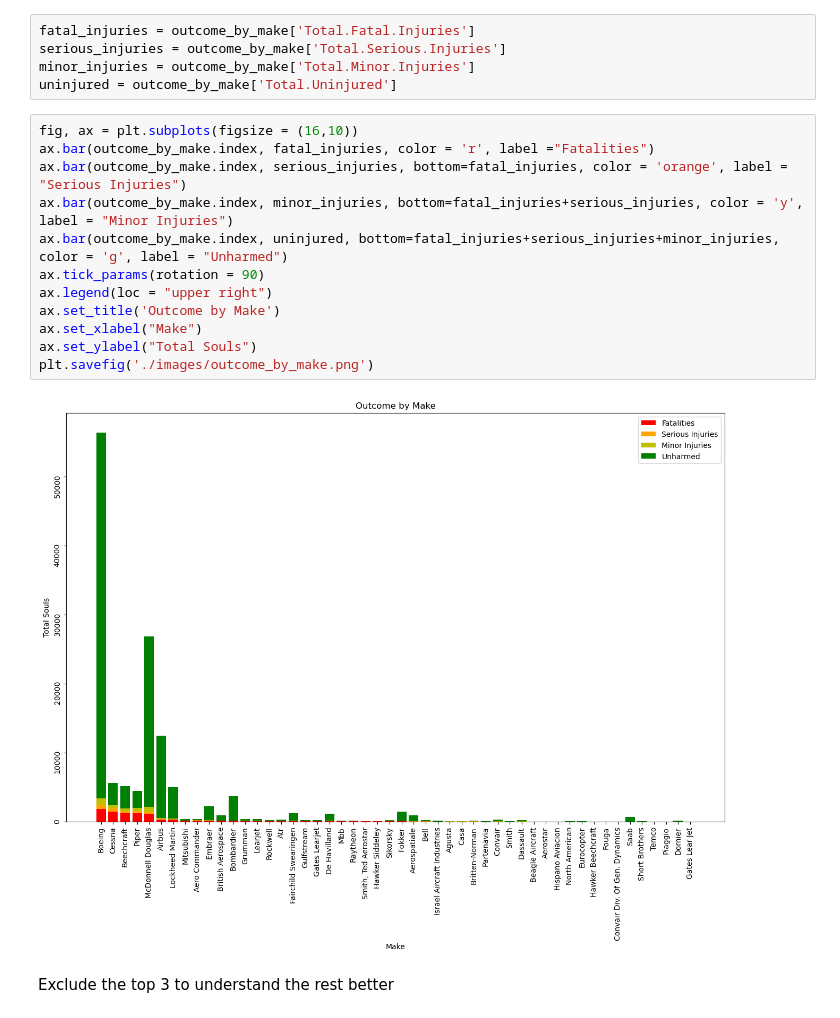
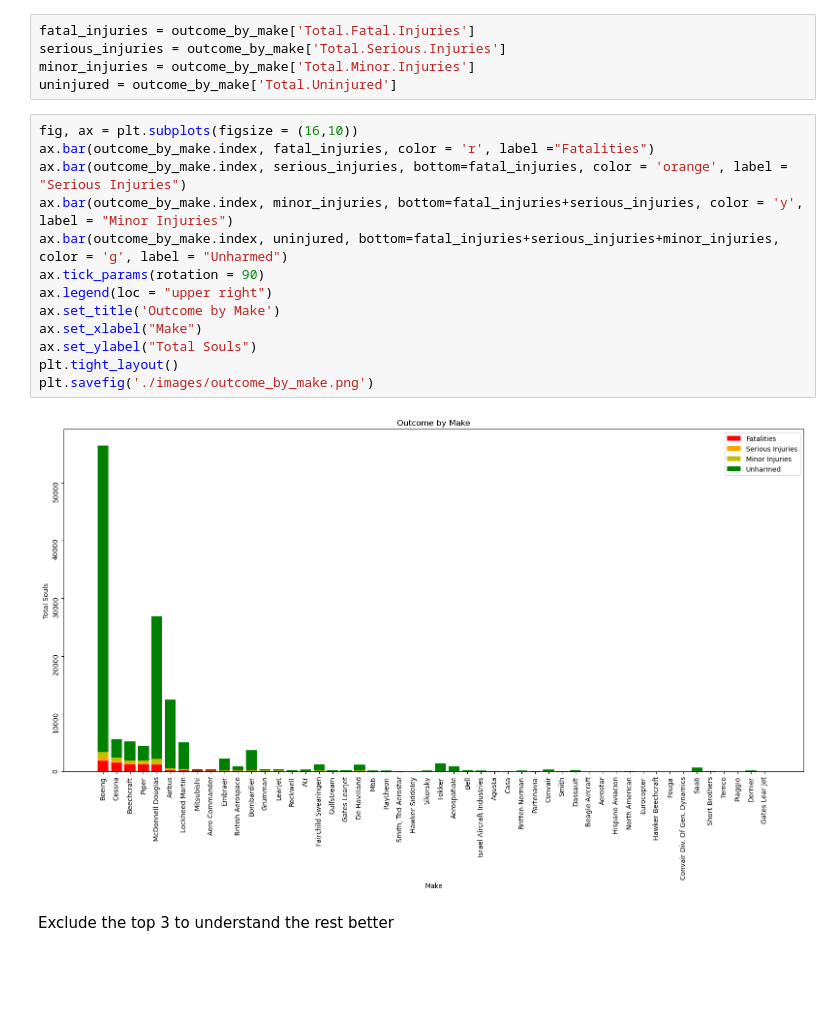
Before and after one commit to Luwate/dsc-phase-1-project, a Jupyter notebook: student.ipynb, the cells around one changed output. Drawn from its saved outputs; the diff is of its cells as text; blank space fills up the shorter version.

```diff
--- a/student.ipynb
+++ b/student.ipynb
@@ -865,17 +866,18 @@ uninjured = outcome_by_make['Total.Uninjured']
 # %%
 fig, ax = plt.subplots(figsize = (16,10))
 ax.bar(outcome_by_make.index, fatal_injuries, color = 'r', label ="Fatalities")
 ax.bar(outcome_by_make.index, serious_injuries, bottom=fatal_injuries, color = 'orange', label = "Serious Injuries")
 ax.bar(outcome_by_make.index, minor_injuries, bottom=fatal_injuries+serious_injuries, color = 'y', label = "Minor Injuries")
 ax.bar(outcome_by_make.index, uninjured, bottom=fatal_injuries+serious_injuries+minor_injuries, color = 'g', label = "Unharmed")
 ax.tick_params(rotation = 90)
 ax.legend(loc = "upper right")
 ax.set_title('Outcome by Make')
 ax.set_xlabel("Make")
 ax.set_ylabel("Total Souls")
+plt.tight_layout()
 plt.savefig('./images/outcome_by_make.png')
 # %% [output]
-[figure, old version]
+[figure, new version]
 # %% [markdown]
 Exclude the top 3 to understand the rest better
 # %%
```
Also changed, not shown: parts of 17 cells of this notebook, 13 other files.
